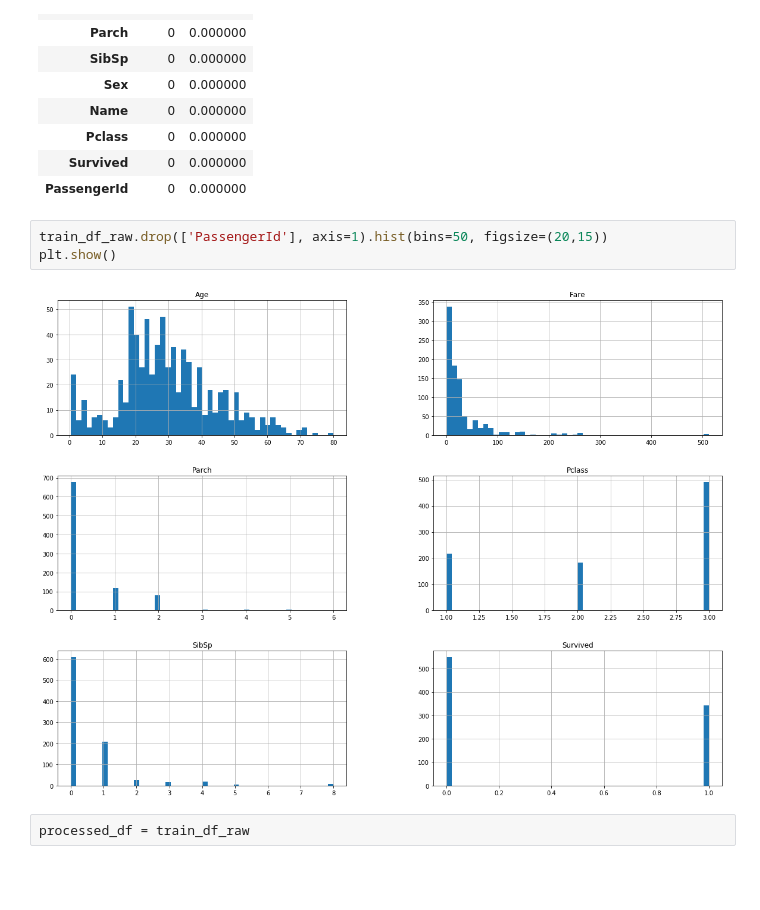
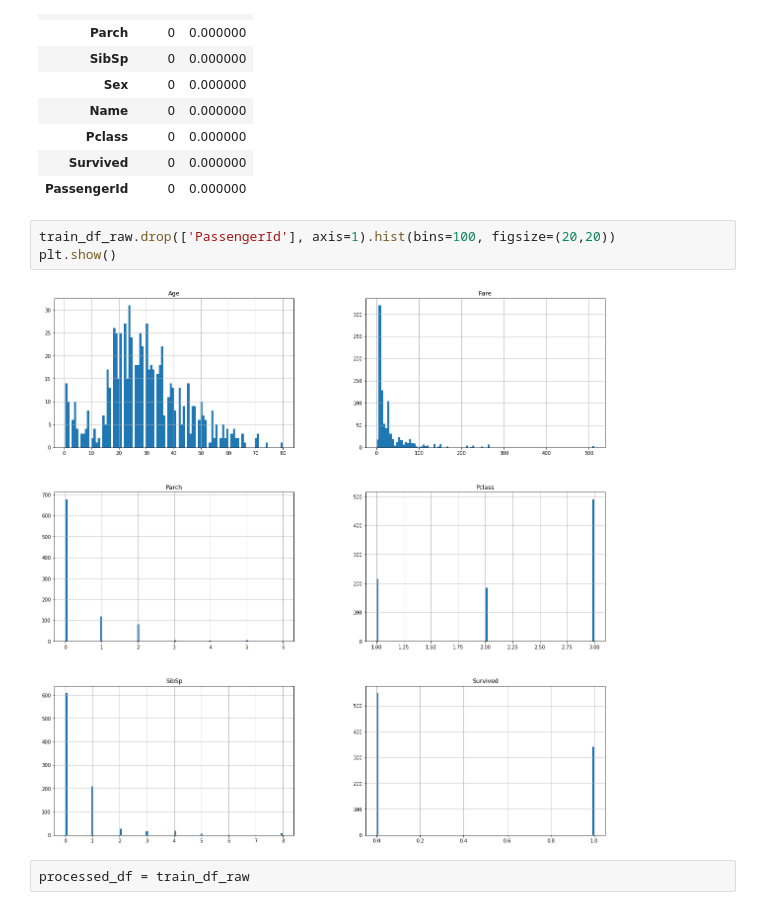
Before and after one commit to trantuuit/learn-deep-learning, a Jupyter notebook: titanic-deep-learning-2.ipynb, the cells around one changed output. Drawn from its saved outputs; the diff is of its cells as text; blank space fills up the shorter version.

```diff
--- a/titanic-deep-learning-2.ipynb
+++ b/titanic-deep-learning-2.ipynb
@@ -82,10 +84,10 @@ draw_missing_data_table(train_df_raw)
 | Survived | 0 | 0.000000 |
 | PassengerId | 0 | 0.000000 |
 # %%
-train_df_raw.drop(['PassengerId'], axis=1).hist(bins=50, figsize=(20,15))
+train_df_raw.drop(['PassengerId'], axis=1).hist(bins=100, figsize=(20,20))
 plt.show()
 # %% [output]
-[figure, old version]
+[figure, new version]
 # %%
 processed_df = train_df_raw
 # %%
```
Also changed, not shown: parts of 16 cells of this notebook, 2 other files.
